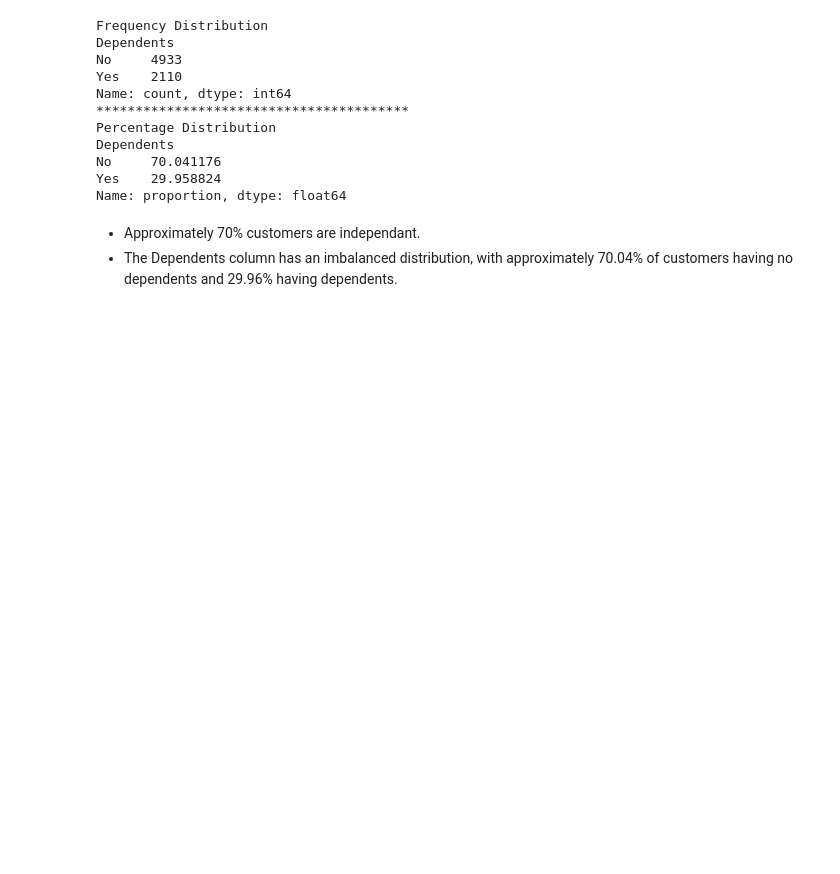
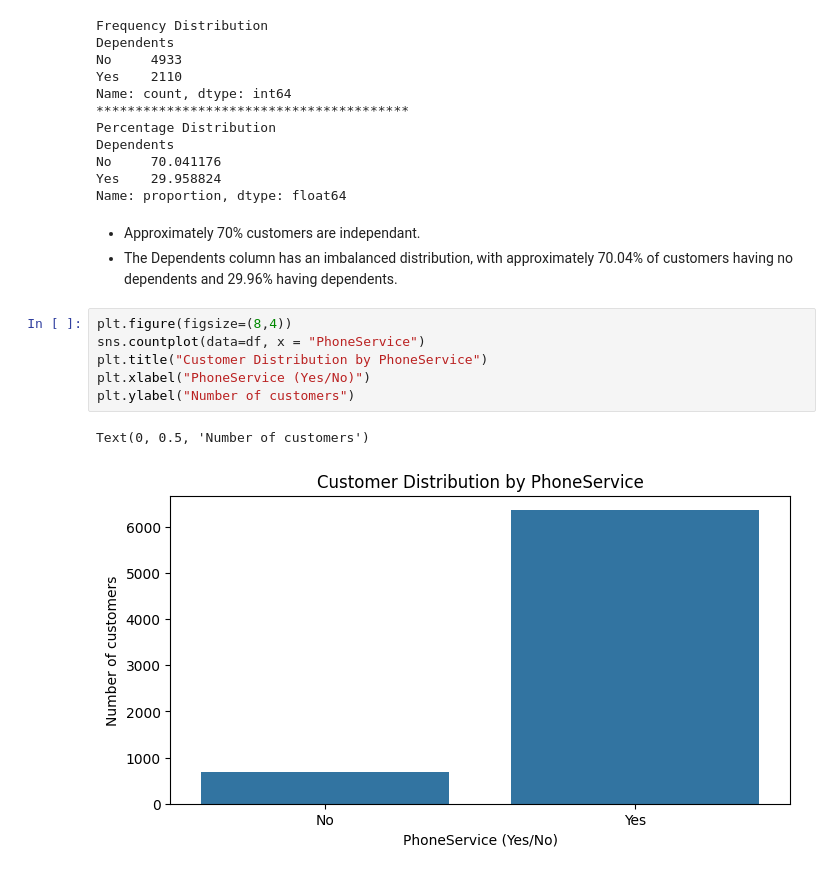
Before and after one commit to dheeraj59/Telco-Customer-Churn-EDA, a Jupyter notebook: eda.ipynb, the cells around one changed output. Drawn from its saved outputs; the diff is of its cells as text; blank space fills up the shorter version.

Commit message:
Completed univariate analysis of PhoneService, MultipleLines, InternetService, OnlineSecurity, OnlineBackup and DeviceProtection  columns

```diff
--- a/eda.ipynb
+++ b/eda.ipynb
@@ -579,3 +579,12 @@ Name: proportion, dtype: float64
 # %% [markdown]
 - Approximately 70% customers are independant.
 - The Dependents column has an imbalanced distribution, with approximately 70.04% of customers having no dependents and 29.96% having dependents.
+# %%
+plt.figure(figsize=(8,4))
+sns.countplot(data=df, x = "PhoneService")
+plt.title("Customer Distribution by PhoneService")
+plt.xlabel("PhoneService (Yes/No)")
+plt.ylabel("Number of customers")
+# %% [output]
+Text(0, 0.5, 'Number of customers')
+[figure, added]
```
Also changed, not shown: parts of 18 cells of this notebook.
